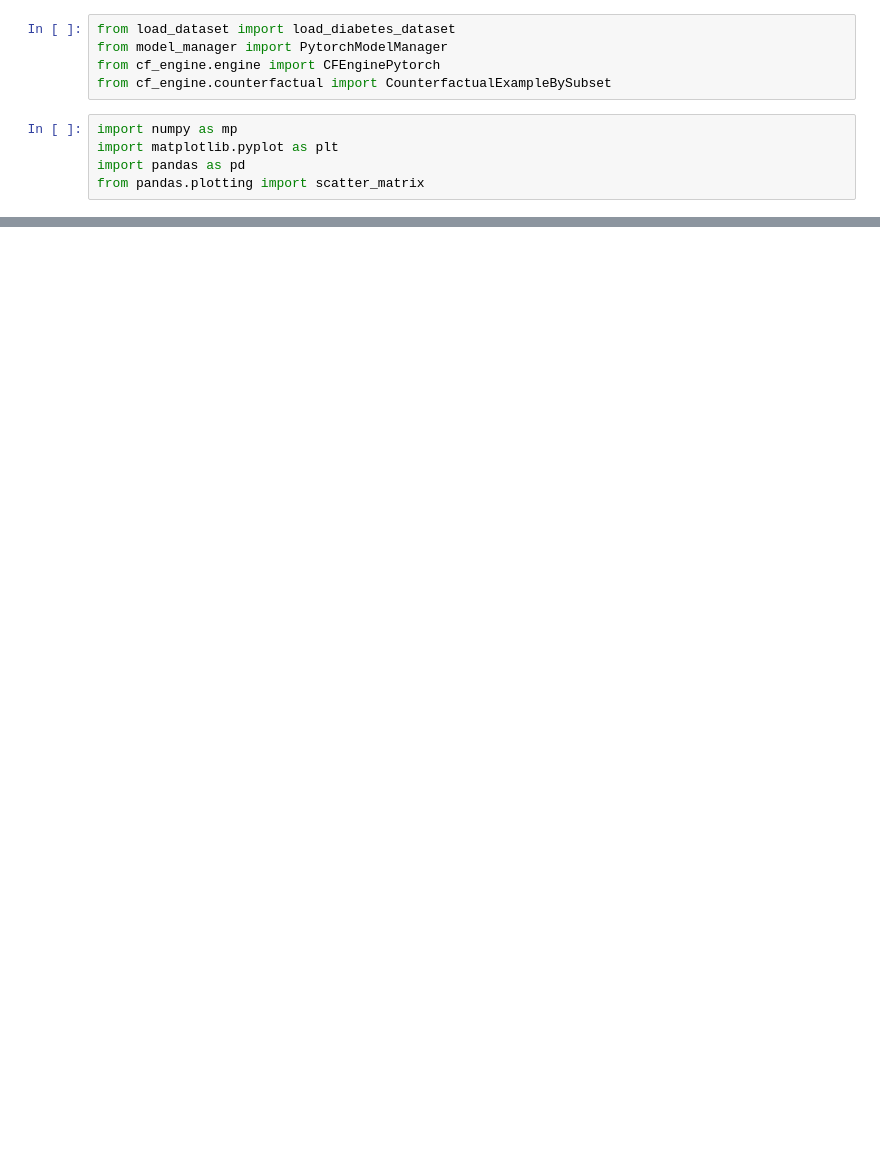
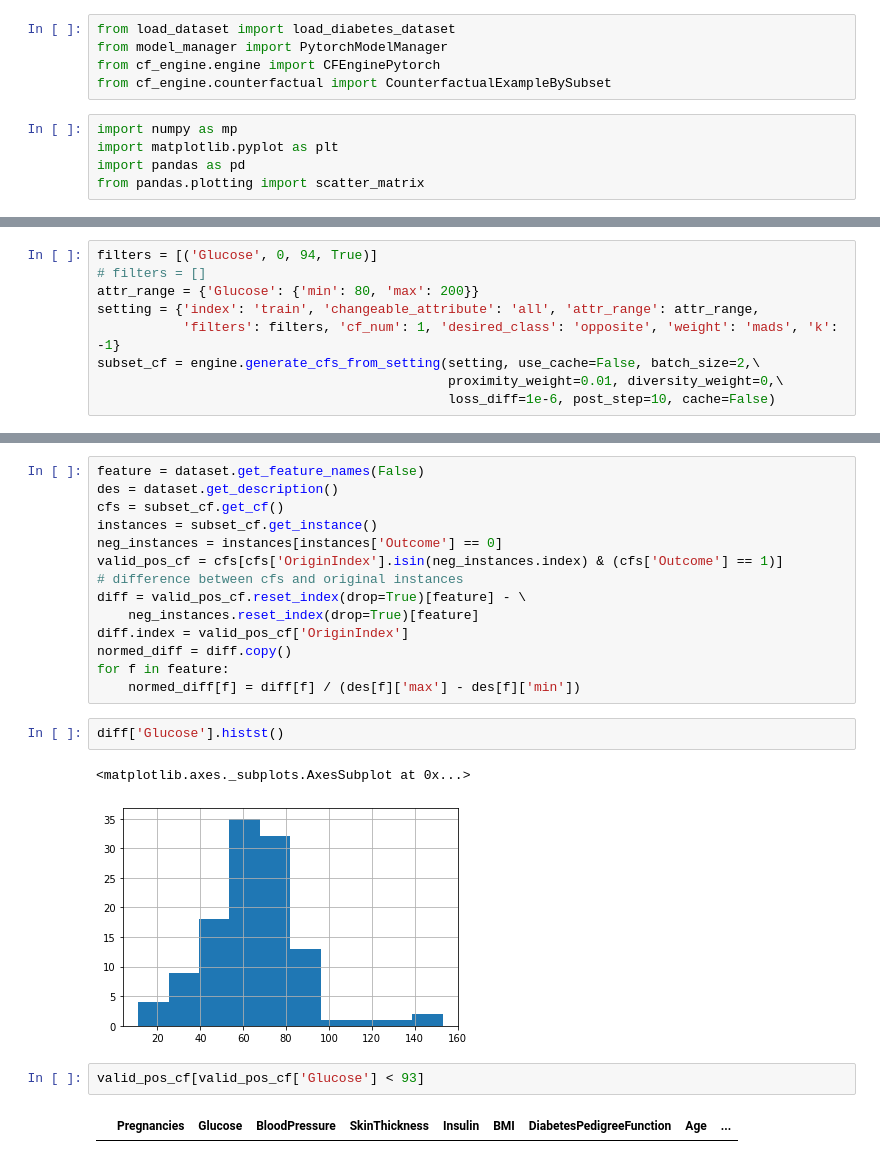
Before and after one commit to ChengFR/DECE-research, a Jupyter notebook: notebooks/Diabetes_dataset.ipynb, the cells around one changed output, grey strips where cells are left out. Saved outputs shown, nothing was run; the diff lists cells and outputs as text; blank space fills up the shorter version.

```diff
--- a/notebooks/Diabetes_dataset.ipynb
+++ b/notebooks/Diabetes_dataset.ipynb
@@ -43,0 +29,9 @@ Epoch: 39, loss=0.326, train_accuracy=0.779, test_accuracy=0.799
+# %%
+filters = [('Glucose', 0, 94, True)]
+# filters = []
+attr_range = {'Glucose': {'min': 80, 'max': 200}}
+setting = {'index': 'train', 'changeable_attribute': 'all', 'attr_range': attr_range,
+           'filters': filters, 'cf_num': 1, 'desired_class': 'opposite', 'weight': 'mads', 'k': -1}
+subset_cf = engine.generate_cfs_from_setting(setting, use_cache=False, batch_size=2,\
+                                             proximity_weight=0.01, diversity_weight=0,\
+                                             loss_diff=1e-6, post_step=10, cache=False)
@@ -43,0 +71,23 @@ Epoch: 39, loss=0.326, train_accuracy=0.779, test_accuracy=0.799
+# %%
+feature = dataset.get_feature_names(False)
+des = dataset.get_description()
+cfs = subset_cf.get_cf()
+instances = subset_cf.get_instance()
+neg_instances = instances[instances['Outcome'] == 0]
+valid_pos_cf = cfs[cfs['OriginIndex'].isin(neg_instances.index) & (cfs['Outcome'] == 1)]
+# difference between cfs and original instances
+diff = valid_pos_cf.reset_index(drop=True)[feature] - \
+    neg_instances.reset_index(drop=True)[feature]
+diff.index = valid_pos_cf['OriginIndex']
+normed_diff = diff.copy()
+for f in feature:
+    normed_diff[f] = diff[f] / (des[f]['max'] - des[f]['min'])
+# %%
+diff['Glucose'].histst()
+# %% [output]
+<matplotlib.axes._subplots.AxesSubplot at 0x...>
+[figure, added]
+# %%
+valid_pos_cf[valid_pos_cf['Glucose'] < 93]
+# %% [output]
+|  | Pregnancies | Glucose | BloodPressure | SkinThickness | Insulin | BMI | DiabetesPedigreeFunction | Age | ... |
```
Also changed, not shown: parts of 8 cells of this notebook, 5 other files.
